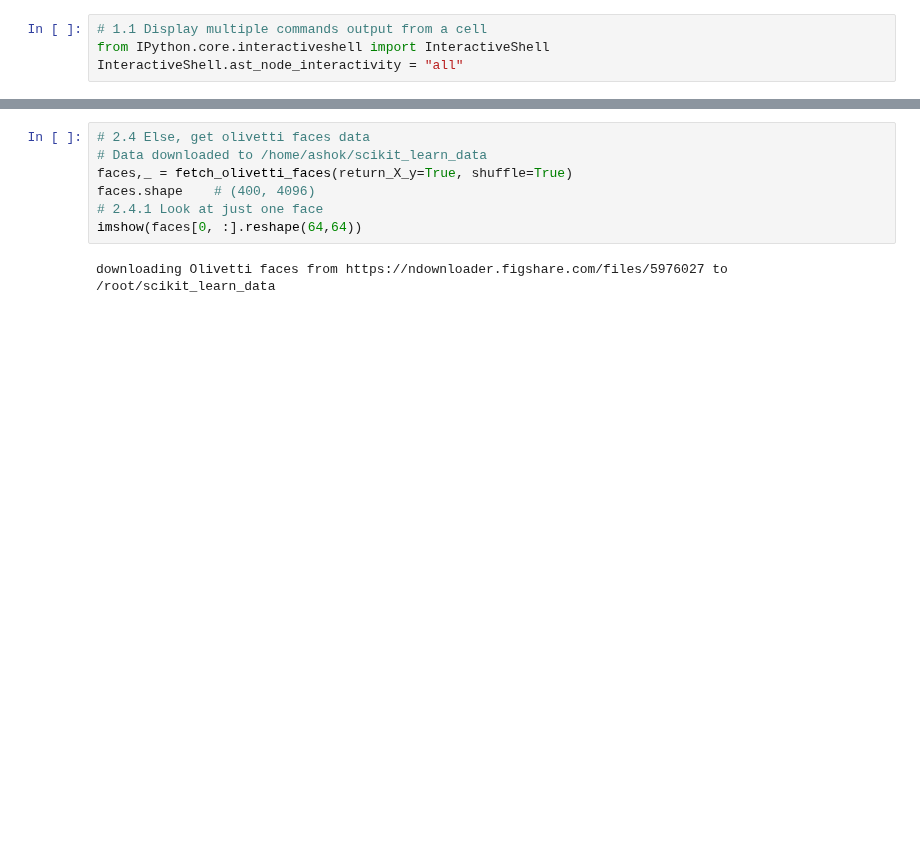
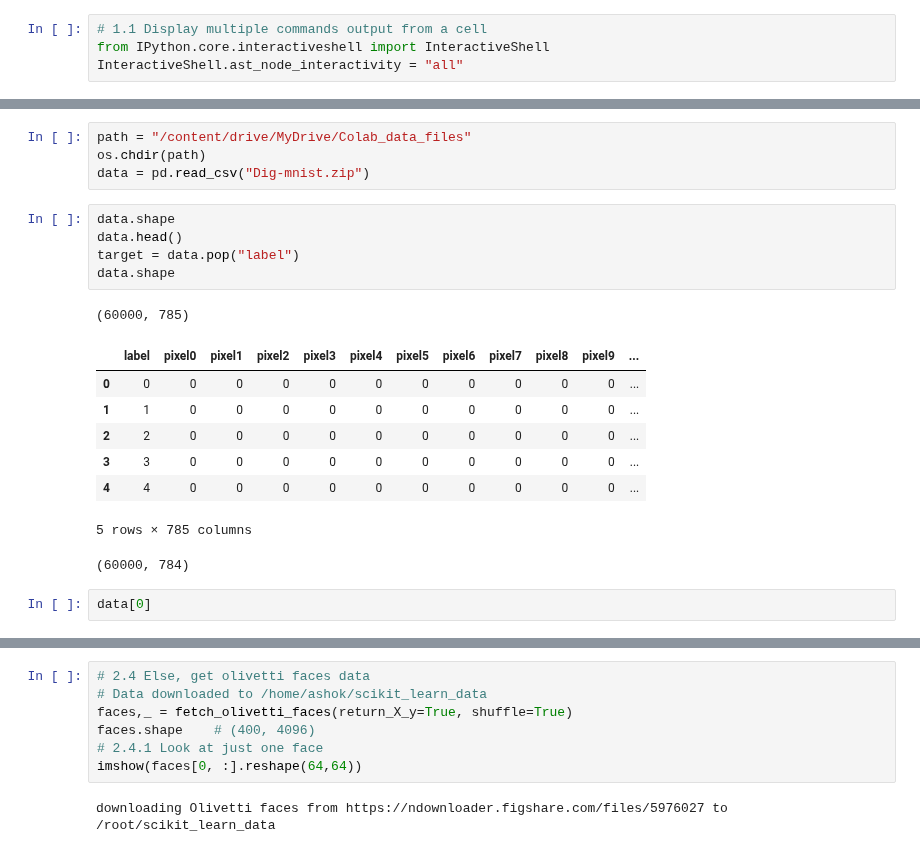
Before and after one commit to harnalashok/Clustering, a Jupyter notebook: gmm_generativeModel.ipynb, the cells around one changed output, grey strips where cells are left out. Saved outputs shown, nothing was run; the diff lists cells and outputs as text; blank space fills up the shorter version.

```diff
--- a/gmm_generativeModel.ipynb
+++ b/gmm_generativeModel.ipynb
@@ -49,2 +47,23 @@ data.shape    # (1797,54)
+# %%
+path = "/content/drive/MyDrive/Colab_data_files"
+os.chdir(path)
+data = pd.read_csv("Dig-mnist.zip")
+# %%
+data.shape
+data.head()
+target = data.pop("label")
+data.shape
+# %% [output]
+(60000, 785)
+|  | label | pixel0 | pixel1 | pixel2 | pixel3 | pixel4 | pixel5 | pixel6 | pixel7 | pixel8 | pixel9 | ... |
+| 0 | 0 | 0 | 0 | 0 | 0 | 0 | 0 | 0 | 0 | 0 | 0 | ... |
+| 1 | 1 | 0 | 0 | 0 | 0 | 0 | 0 | 0 | 0 | 0 | 0 | ... |
+| 2 | 2 | 0 | 0 | 0 | 0 | 0 | 0 | 0 | 0 | 0 | 0 | ... |
+| 3 | 3 | 0 | 0 | 0 | 0 | 0 | 0 | 0 | 0 | 0 | 0 | ... |
+| 4 | 4 | 0 | 0 | 0 | 0 | 0 | 0 | 0 | 0 | 0 | 0 | ... |
+5 rows × 785 columns
+(60000, 784)
+# %%
+data[0]
 # %%
 # 2.2
```
Also changed, not shown: parts of 9 cells of this notebook.
